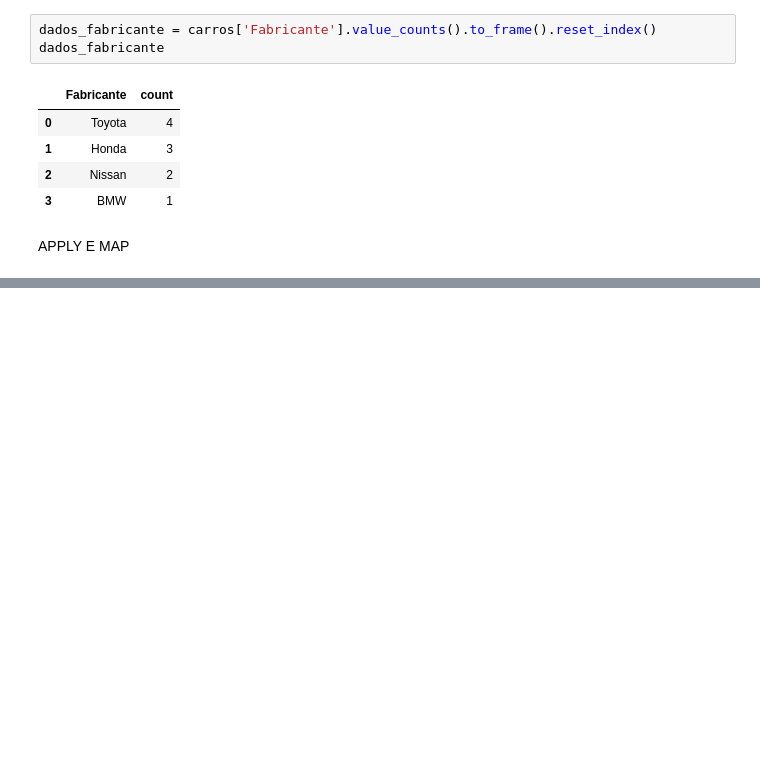
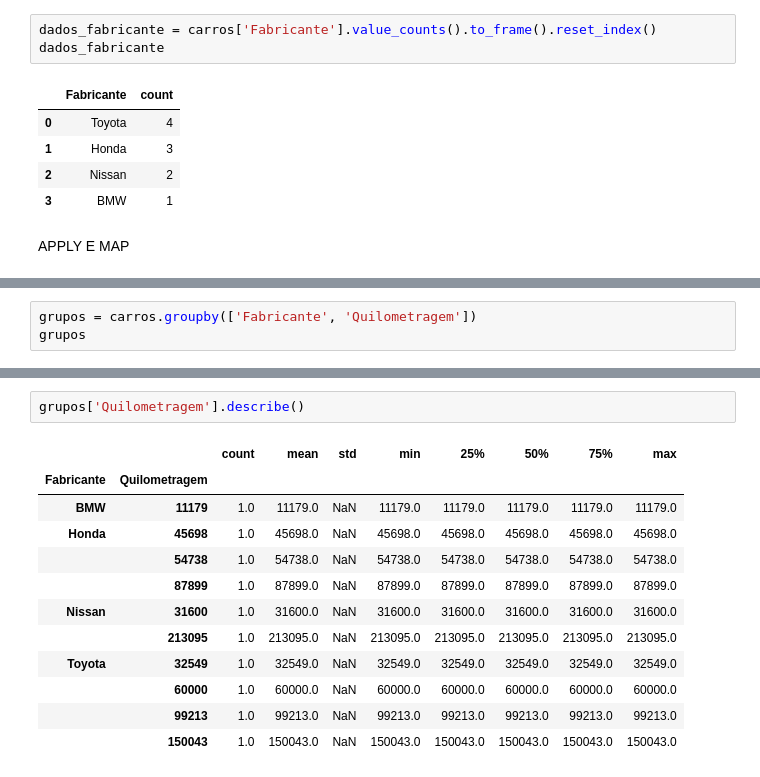
Before and after one commit to ricardoriverac/youxlab-treino-git, a Jupyter notebook: dados/aulaData.ipynb, the cells around one changed output, grey strips where cells are left out. Saved outputs shown, nothing was run; the diff lists cells and outputs as text; blank space fills up the shorter version.

```diff
--- a/dados/aulaData.ipynb
+++ b/dados/aulaData.ipynb
@@ -535,0 +768,3 @@ df = pd.DataFrame({
+# %%
+grupos = carros.groupby(['Fabricante', 'Quilometragem'])
+grupos
@@ -535,0 +806,15 @@ df = pd.DataFrame({
+# %%
+grupos['Quilometragem'].describe()
+# %% [output]
+|  |  | count | mean | std | min | 25% | 50% | 75% | max |
+| Fabricante | Quilometragem |  |  |  |  |  |  |  |  |
+| BMW | 11179 | 1.0 | 11179.0 | NaN | 11179.0 | 11179.0 | 11179.0 | 11179.0 | 11179.0 |
+| Honda | 45698 | 1.0 | 45698.0 | NaN | 45698.0 | 45698.0 | 45698.0 | 45698.0 | 45698.0 |
+|  | 54738 | 1.0 | 54738.0 | NaN | 54738.0 | 54738.0 | 54738.0 | 54738.0 | 54738.0 |
+|  | 87899 | 1.0 | 87899.0 | NaN | 87899.0 | 87899.0 | 87899.0 | 87899.0 | 87899.0 |
+| Nissan | 31600 | 1.0 | 31600.0 | NaN | 31600.0 | 31600.0 | 31600.0 | 31600.0 | 31600.0 |
+|  | 213095 | 1.0 | 213095.0 | NaN | 213095.0 | 213095.0 | 213095.0 | 213095.0 | 213095.0 |
+| Toyota | 32549 | 1.0 | 32549.0 | NaN | 32549.0 | 32549.0 | 32549.0 | 32549.0 | 32549.0 |
+|  | 60000 | 1.0 | 60000.0 | NaN | 60000.0 | 60000.0 | 60000.0 | 60000.0 | 60000.0 |
+|  | 99213 | 1.0 | 99213.0 | NaN | 99213.0 | 99213.0 | 99213.0 | 99213.0 | 99213.0 |
+|  | 150043 | 1.0 | 150043.0 | NaN | 150043.0 | 150043.0 | 150043.0 | 150043.0 | 150043.0 |
```
Also changed, not shown: parts of 57 cells of this notebook.
